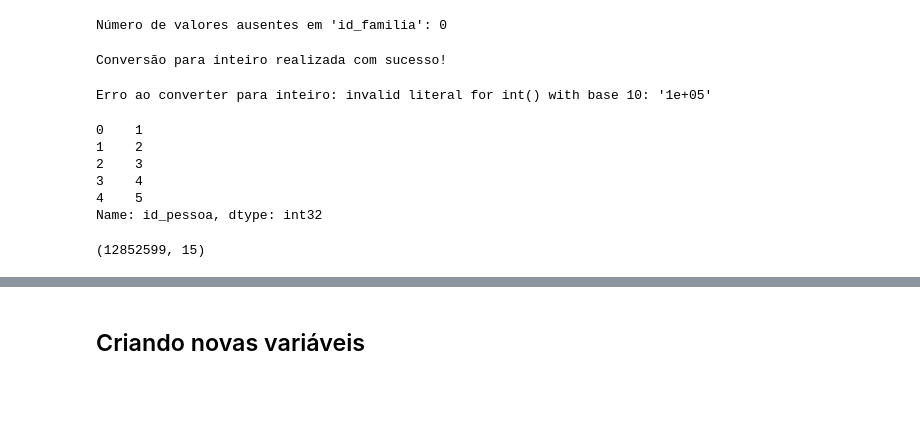
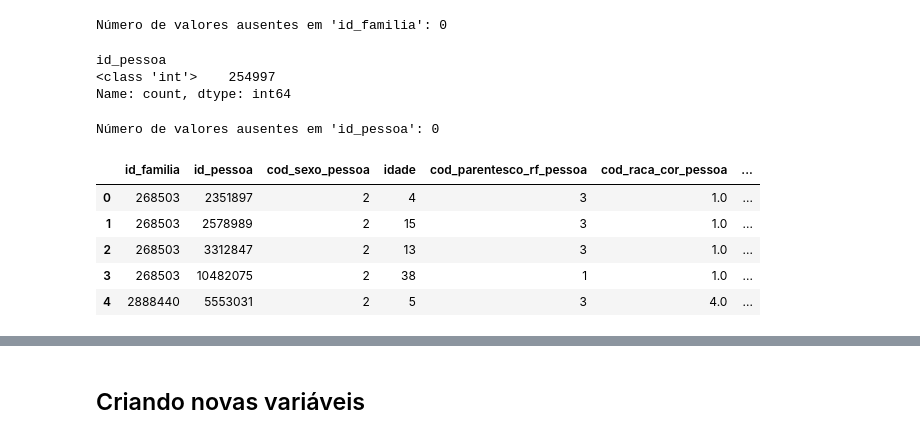
Before and after one commit to mariananresende/averiguacao_cadastral, a Jupyter notebook: base_modelo_final.ipynb, the cells around one changed output, grey strips where cells are left out. Drawn from its saved outputs; the diff is of its cells as text; code cells hidden in the pictures; blank space fills up the shorter version.

```diff
--- a/base_modelo_final.ipynb
+++ b/base_modelo_final.ipynb
@@ -478,0 +438,3 @@ cod_trabalho_12_meses_memb                  4303398        33.482706
+# %%
+# Converter a coluna 'cod_parentesco_rf_pessoa' para inteiro
+df_pessoas['cod_parentesco_rf_pessoa'] = df_pessoas['cod_parentesco_rf_pessoa'].astype('int64')
@@ -492,44 +478,28 @@ valores_ausentes = df_pessoas['id_familia'].isna().sum()
 print(f"Número de valores ausentes em 'id_familia': {valores_ausentes}")
 # %% [output]
 Número de valores ausentes em 'id_familia': 0
-# %%
-# Tentar converter id_familia para inteiro, lidando com erros se houver valores que não são convertíveis
-try:
-    df_pessoas['id_familia'] = df_pessoas['id_familia'].astype(int)
-    print("Conversão para inteiro realizada com sucesso!")
-except ValueError as e:
-    print(f"Erro ao converter para inteiro: {e}")
-# %% [output]
-Conversão para inteiro realizada com sucesso!
-# %%
-# Tentar converter id_pessoa para inteiro, lidando com erros se houver valores que não são convertíveis
-try:
-    df_pessoas['id_pessoa'] = df_pessoas['id_pessoa'].astype(int)
-    print("Conversão para inteiro realizada com sucesso!")
-except ValueError as e:
-    print(f"Erro ao converter para inteiro: {e}")
-# %% [output]
-Erro ao converter para inteiro: invalid literal for int() with base 10: '1e+05'
-# %%
-# Passo 1: Substituir vírgulas por pontos e remover valores em notação científica, convertendo-os para inteiros
-df_pessoas['id_pessoa'] = df_pessoas['id_pessoa'].astype(str)  # Garantir que a coluna seja string para manipulação
-df_pessoas['id_pessoa'] = df_pessoas['id_pessoa'].str.replace(',', '')  # Remover vírgulas
-df_pessoas['id_pessoa'] = df_pessoas['id_pessoa'].str.extract('(\d+)')  # Extrair apenas dígitos
-
-# Passo 2: Tratar valores ausentes e convertê-los
-df_pessoas['id_pessoa'] = df_pessoas['id_pessoa'].fillna(0)  # Preencher valores ausentes com 0 ou outro valor
-df_pessoas['id_pessoa'] = df_pessoas['id_pessoa'].astype(int)  # Converter para inteiro
-
-# Verificar se a conversão foi bem-sucedida
-print(df_pessoas['id_pessoa'].head())
-# %% [output]
-0    1
-1    2
-2    3
-3    4
-4    5
-Name: id_pessoa, dtype: int32
-# %%
-df_pessoas.shape
-# %% [output]
-(12852599, 15)
+# %%
+# Verificar os tipos de dados diferentes na coluna 'id_pessoa'
+tipos_id_pessoa = df_pessoas['id_pessoa'].apply(type).value_counts()
+
+# Exibir os diferentes tipos encontrados e suas respectivas contagens
+print(tipos_id_pessoa)
+# %% [output]
+id_pessoa
+<class 'int'>    254997
+Name: count, dtype: int64
+# %%
+# Verificar quantos valores ausentes existem na coluna 'id_pessoa'
+valores_ausentes = df_pessoas['id_pessoa'].isna().sum()
+print(f"Número de valores ausentes em 'id_pessoa': {valores_ausentes}")
+# %% [output]
+Número de valores ausentes em 'id_pessoa': 0
+# %%
+df_pessoas.head()
+# %% [output]
+|  | id_familia | id_pessoa | cod_sexo_pessoa | idade | cod_parentesco_rf_pessoa | cod_raca_cor_pessoa | ... |
+| 0 | 268503 | 2351897 | 2 | 4 | 3 | 1.0 | ... |
+| 1 | 268503 | 2578989 | 2 | 15 | 3 | 1.0 | ... |
+| 2 | 268503 | 3312847 | 2 | 13 | 3 | 1.0 | ... |
+| 3 | 268503 | 10482075 | 2 | 38 | 1 | 1.0 | ... |
+| 4 | 2888440 | 5553031 | 2 | 5 | 3 | 4.0 | ... |
```
Also changed, not shown: parts of 35 cells of this notebook, 10 other files.
